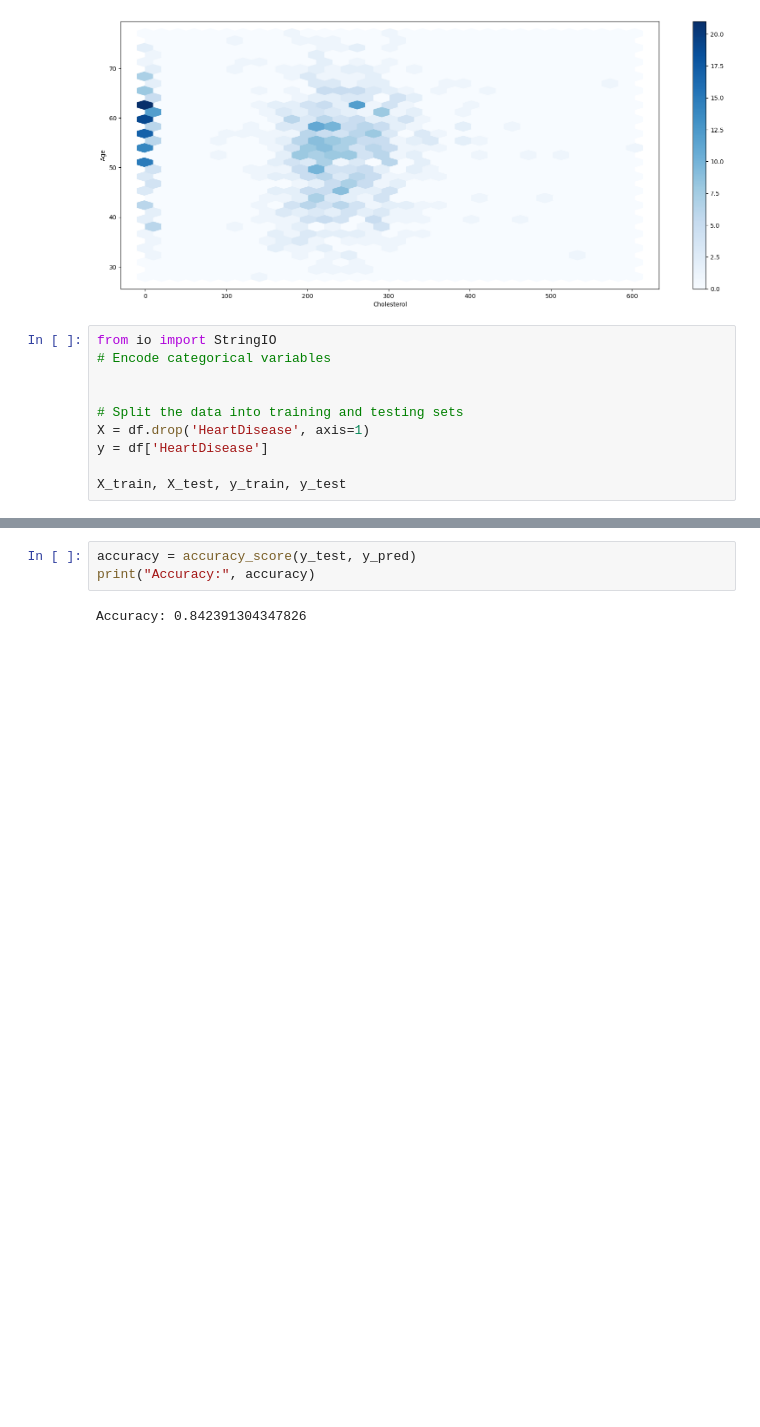
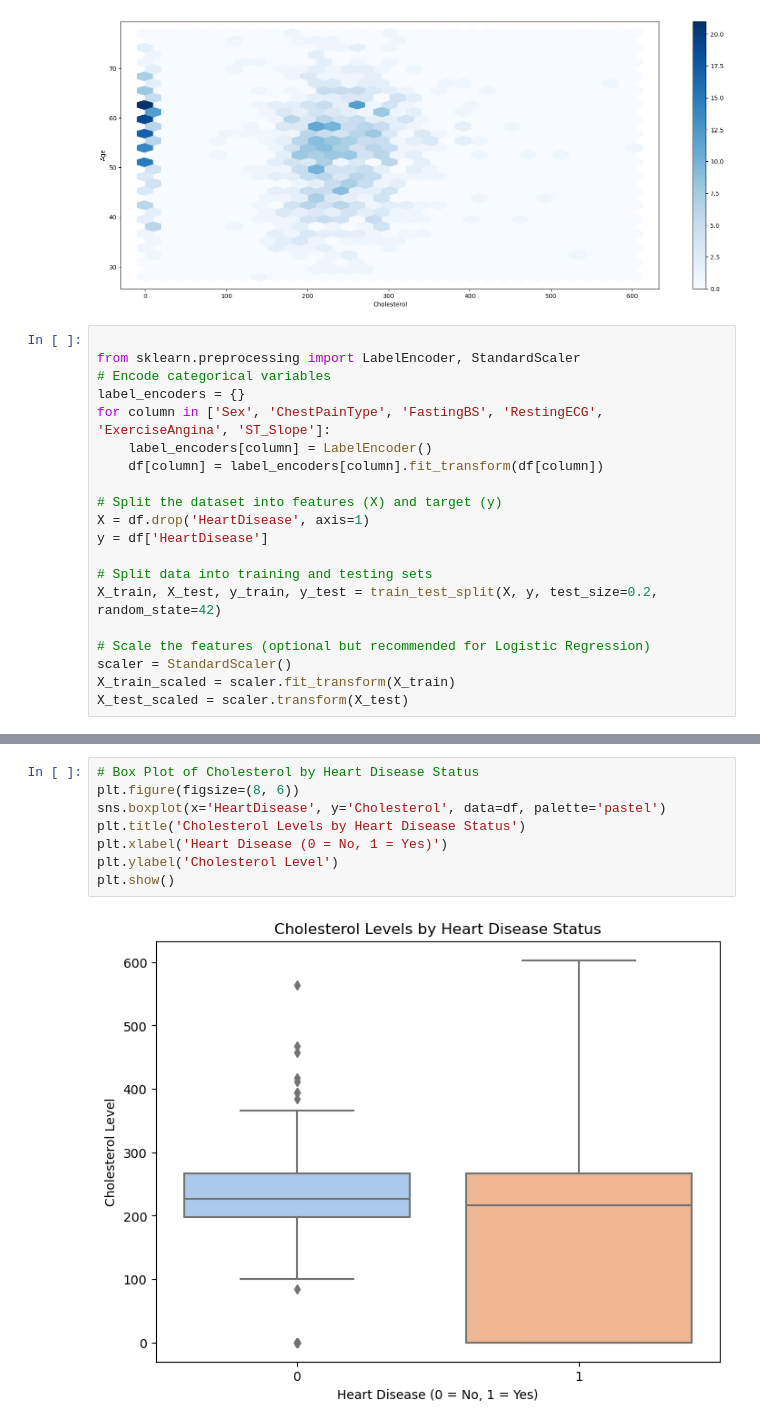
Before and after one commit to devikrishnaofficial/Data-Analysis-using-Python, a Jupyter notebook: Heart Disease/Heartdisease.ipynb, the cells around one changed output, grey strips where cells are left out. Saved outputs shown, nothing was run; the diff lists cells and outputs as text; blank space fills up the shorter version.

```diff
--- a/Heart Disease/Heartdisease.ipynb
+++ b/Heart Disease/Heartdisease.ipynb
@@ -78,12 +78,22 @@ plt.show()
 # %% [output]
 [figure]
 # %%
-from io import StringIO
+
+from sklearn.preprocessing import LabelEncoder, StandardScaler
 # Encode categorical variables
+label_encoders = {}
+for column in ['Sex', 'ChestPainType', 'FastingBS', 'RestingECG', 'ExerciseAngina', 'ST_Slope']:
+    label_encoders[column] = LabelEncoder()
+    df[column] = label_encoders[column].fit_transform(df[column])
 
-
-# Split the data into training and testing sets
+# Split the dataset into features (X) and target (y)
 X = df.drop('HeartDisease', axis=1)
 y = df['HeartDisease']
 
-X_train, X_test, y_train, y_test
+# Split data into training and testing sets
+X_train, X_test, y_train, y_test = train_test_split(X, y, test_size=0.2, random_state=42)
+
+# Scale the features (optional but recommended for Logistic Regression)
+scaler = StandardScaler()
+X_train_scaled = scaler.fit_transform(X_train)
+X_test_scaled = scaler.transform(X_test)
@@ -110,6 +194,11 @@ y_pred = model.predict(X_test)
 # %%
-accuracy = accuracy_score(y_test, y_pred)
-print("Accuracy:", accuracy)
+# Box Plot of Cholesterol by Heart Disease Status
+plt.figure(figsize=(8, 6))
+sns.boxplot(x='HeartDisease', y='Cholesterol', data=df, palette='pastel')
+plt.title('Cholesterol Levels by Heart Disease Status')
+plt.xlabel('Heart Disease (0 = No, 1 = Yes)')
+plt.ylabel('Cholesterol Level')
+plt.show()
 # %% [output]
-Accuracy: 0.842391304347826
+[figure, added]
 # %%
```
Also changed, not shown: parts of 6 cells of this notebook.
